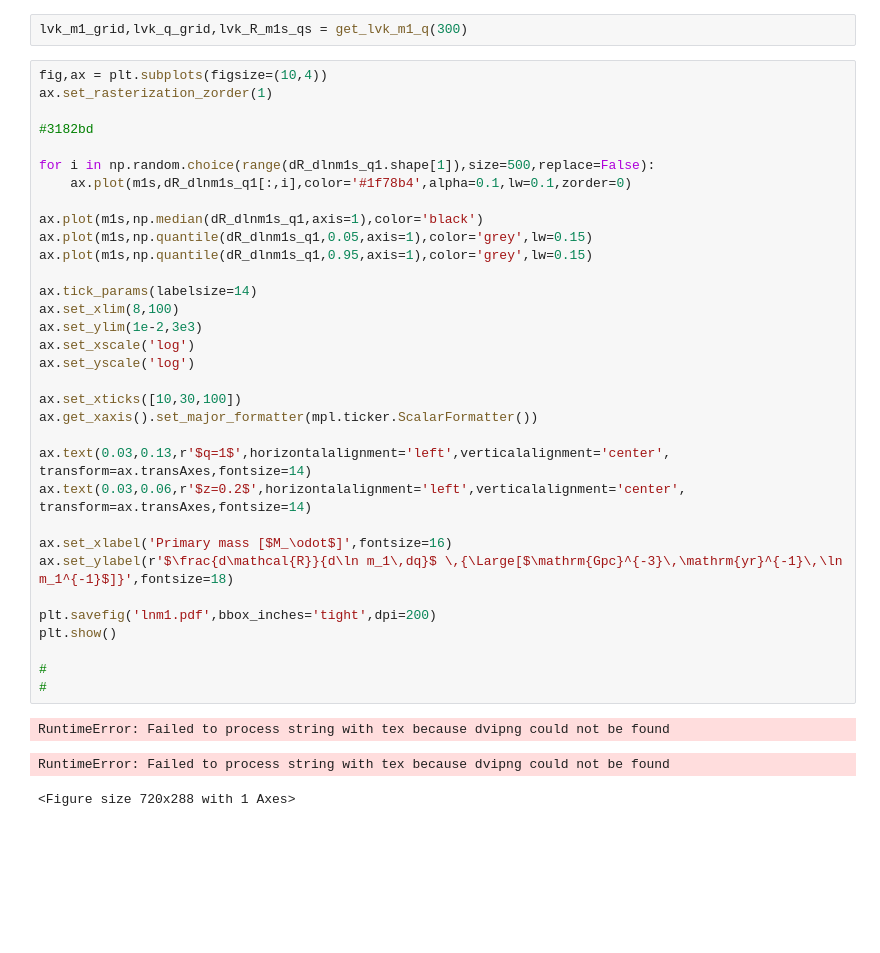
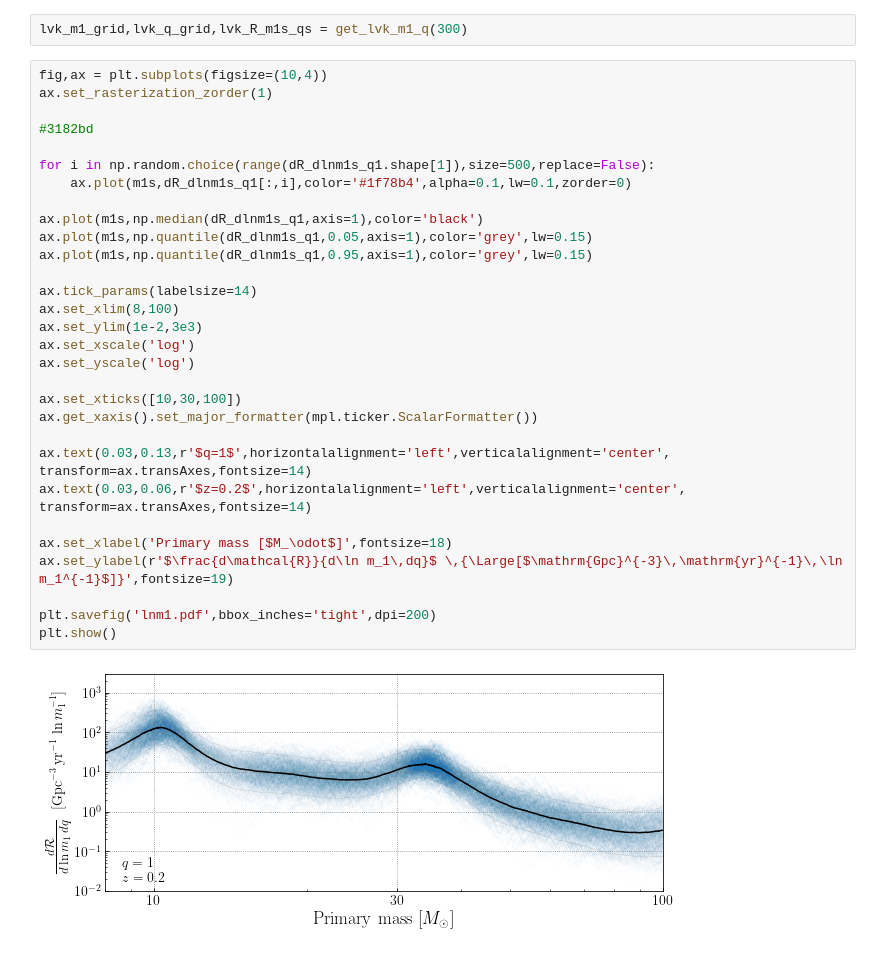
Before and after one commit to tcallister/autoregressive-bbh-inference, a Jupyter notebook: figures/ar_lnm1_q.ipynb, the cells around one changed output. Cells and saved outputs as stored; diff of their text form; blank space fills up the shorter version.

```diff
--- a/figures/ar_lnm1_q.ipynb
+++ b/figures/ar_lnm1_q.ipynb
@@ -66,40 +66,35 @@ lvk_m1_grid,lvk_q_grid,lvk_R_m1s_qs = get_lvk_m1_q(300)
 # %%
 fig,ax = plt.subplots(figsize=(10,4))
 ax.set_rasterization_zorder(1)
 
 #3182bd
 
 for i in np.random.choice(range(dR_dlnm1s_q1.shape[1]),size=500,replace=False):
     ax.plot(m1s,dR_dlnm1s_q1[:,i],color='#1f78b4',alpha=0.1,lw=0.1,zorder=0)
 
 ax.plot(m1s,np.median(dR_dlnm1s_q1,axis=1),color='black')
 ax.plot(m1s,np.quantile(dR_dlnm1s_q1,0.05,axis=1),color='grey',lw=0.15)
 ax.plot(m1s,np.quantile(dR_dlnm1s_q1,0.95,axis=1),color='grey',lw=0.15)
 
 ax.tick_params(labelsize=14)
 ax.set_xlim(8,100)
 ax.set_ylim(1e-2,3e3)
 ax.set_xscale('log')
 ax.set_yscale('log')
 
 ax.set_xticks([10,30,100])
 ax.get_xaxis().set_major_formatter(mpl.ticker.ScalarFormatter())
 
 ax.text(0.03,0.13,r'$q=1$',horizontalalignment='left',verticalalignment='center', transform=ax.transAxes,fontsize=14)
 ax.text(0.03,0.06,r'$z=0.2$',horizontalalignment='left',verticalalignment='center', transform=ax.transAxes,fontsize=14)
 
-ax.set_xlabel('Primary mass [$M_\odot$]',fontsize=16)
-ax.set_ylabel(r'$\frac{d\mathcal{R}}{d\ln m_1\,dq}$ \,{\Large[$\mathrm{Gpc}^{-3}\,\mathrm{yr}^{-1}\,\ln m_1^{-1}$]}',fontsize=18)
+ax.set_xlabel('Primary mass [$M_\odot$]',fontsize=18)
+ax.set_ylabel(r'$\frac{d\mathcal{R}}{d\ln m_1\,dq}$ \,{\Large[$\mathrm{Gpc}^{-3}\,\mathrm{yr}^{-1}\,\ln m_1^{-1}$]}',fontsize=19)
 
 plt.savefig('lnm1.pdf',bbox_inches='tight',dpi=200)
 plt.show()
-
-#
-#
 # %% [output]
-RuntimeError: Failed to process string with tex because dvipng could not be found
-RuntimeError: Failed to process string with tex because dvipng could not be found
-<Figure size 720x288 with 1 Axes>
+[figure, added]
 # %%
 fig,ax = plt.subplots(figsize=(10,4))
 ax.set_rasterization_zorder(1)
```
Also changed, not shown: parts of 12 cells of this notebook.
